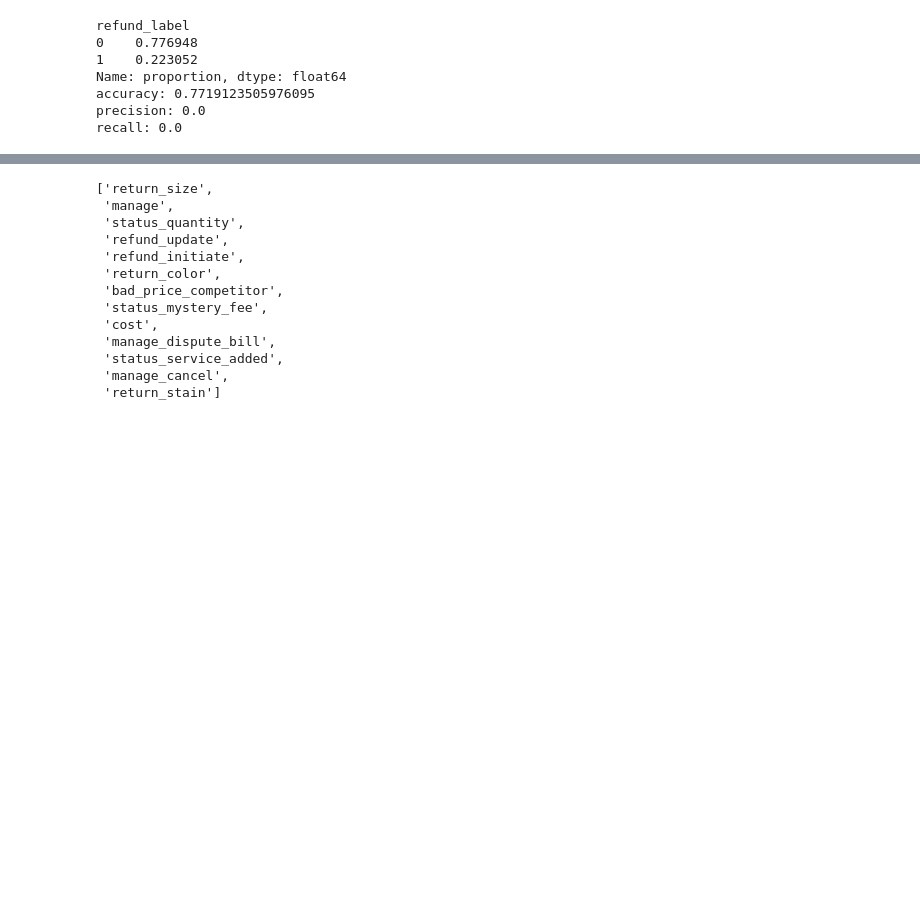
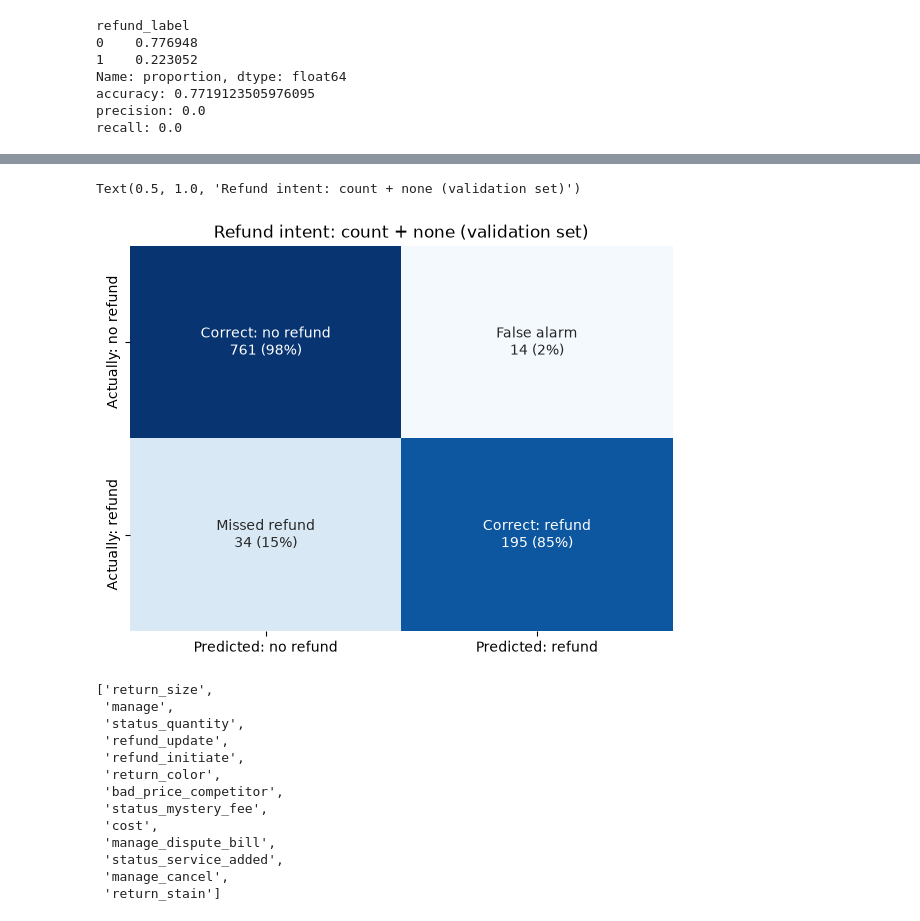
Before and after one commit to MUlbing/ClaimLens, a Jupyter notebook: notebooks/glofinn_notebook.ipynb, the cells around one changed output, grey strips where cells are left out. Cells and saved outputs as stored; diff of their text form; code cells hidden in the pictures; blank space fills up the shorter version.

Commit message:
Feat: Added a confusion matrix for our best model to see false positives/negatives. Also added seabron as dev dependency

```diff
--- a/notebooks/glofinn_notebook.ipynb
+++ b/notebooks/glofinn_notebook.ipynb
@@ -182,6 +188,33 @@ results_df
 # %%
 best_name = results_df.iloc[0]["model"]
 best_model = models[best_name]
+# %%
+cm = confusion_matrix(y_val, y_pred)
+cm_pct = confusion_matrix(y_val, y_pred, normalize="true")
+
+tn, fp, fn, tp = cm.ravel()
+tn_pct, fp_pct, fn_pct, tp_pct = cm_pct.ravel()
+labels = [
+    [f"Correct: no refund\n{tn} ({tn_pct:.0%})", f"False alarm\n{fp} ({fp_pct:.0%})"],
+    [f"Missed refund\n{fn} ({fn_pct:.0%})", f"Correct: refund\n{tp} ({tp_pct:.0%})"],
+]
+
+plt.figure(figsize=(7, 5))
+sns.heatmap(
+    cm_pct,
+    annot=labels,
+    fmt="",
+    cmap="Blues",
+    vmin=0,
+    vmax=1,
+    cbar=False,
+    xticklabels=["Predicted: no refund", "Predicted: refund"],
+    yticklabels=["Actually: no refund", "Actually: refund"],
+)
+plt.title(f"Refund intent: {best_name} (validation set)")
+# %% [output]
+Text(0.5, 1.0, 'Refund intent: count + none (validation set)')
+[figure, added]
 # %%
 df[df["refund_label"] == 1]["subflow"].unique().tolist()
 # %% [output]
```
Also changed, not shown: parts of 8 cells of this notebook, 1 other file.
